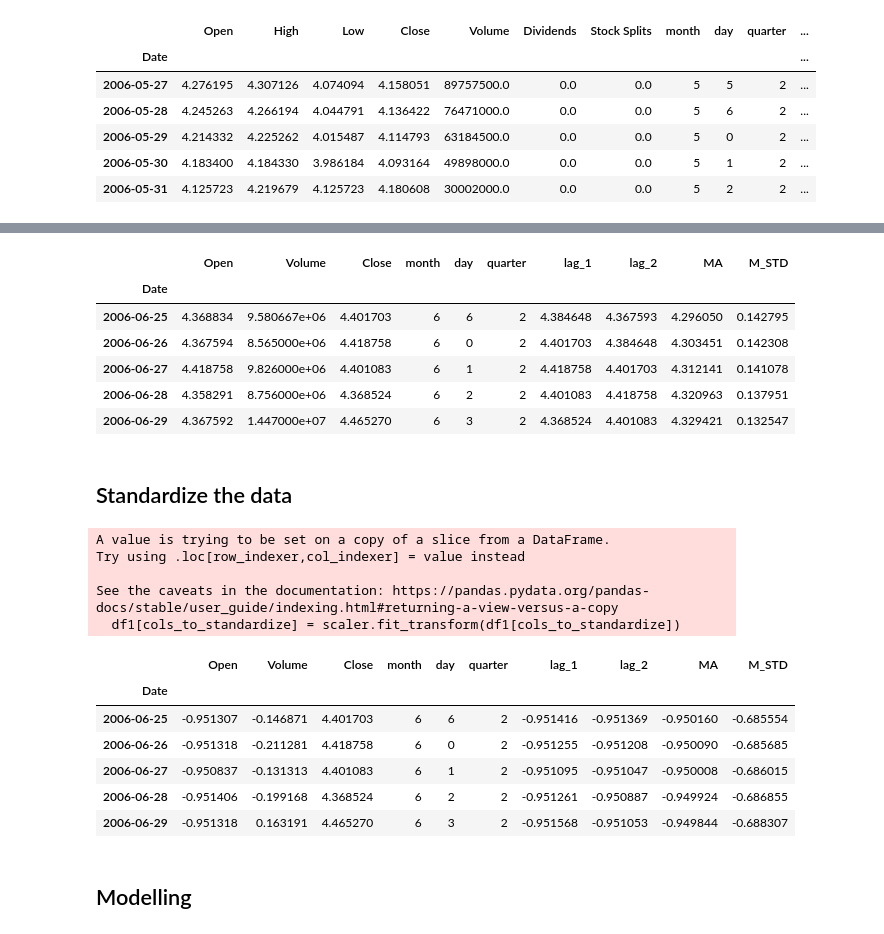
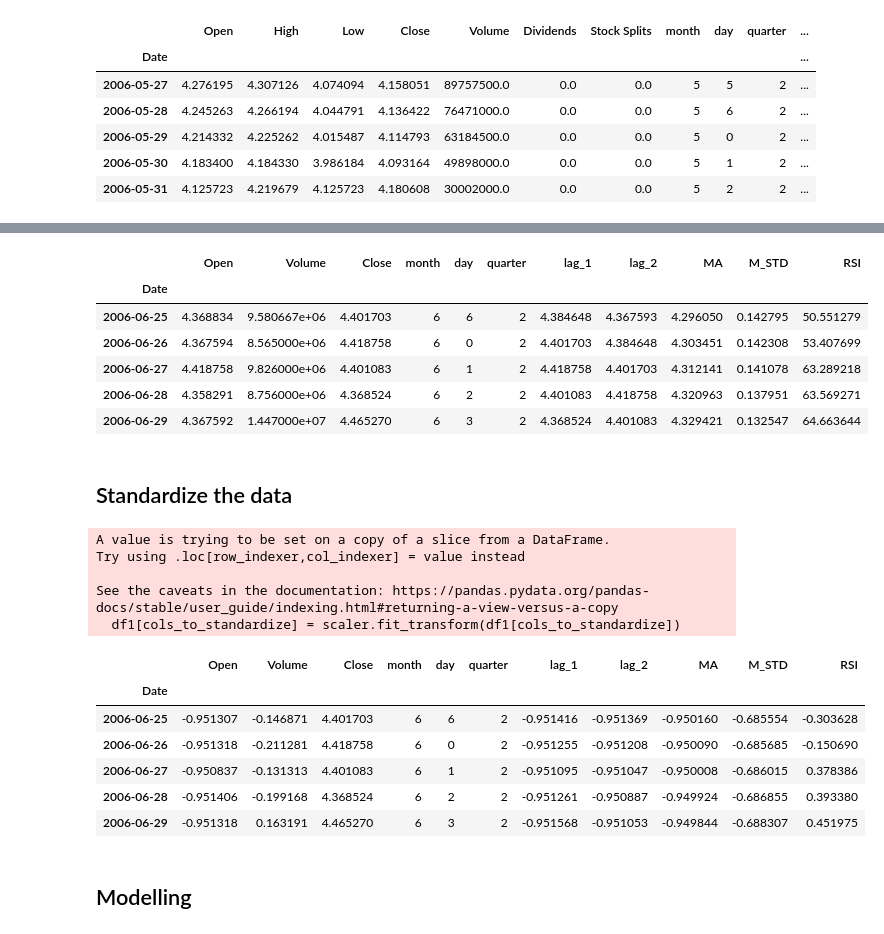
Before and after one commit to yjiahao/time-series-stocks, a Jupyter notebook: XGBoost.ipynb, the cells around one changed output, grey strips where cells are left out. Saved outputs shown, nothing was run; the diff lists cells and outputs as text; code cells hidden in the pictures.

```diff
--- a/XGBoost.ipynb
+++ b/XGBoost.ipynb
@@ -91,3 +92,15 @@ df.head()
 | 2006-05-29 | 4.214332 | 4.225262 | 4.015487 | 4.114793 | 63184500.0 | 0.0 | 0.0 | 5 | 0 | 2 | ... |
 | 2006-05-30 | 4.183400 | 4.184330 | 3.986184 | 4.093164 | 49898000.0 | 0.0 | 0.0 | 5 | 1 | 2 | ... |
 | 2006-05-31 | 4.125723 | 4.219679 | 4.125723 | 4.180608 | 30002000.0 | 0.0 | 0.0 | 5 | 2 | 2 | ... |
+# %%
+# create RSI indicator
+df['change'] = df['Close'].diff()
+
+df['gain'] = df['change'].apply(lambda x: x if x > 0 else 0)
+df['loss'] = df['change'].apply(lambda x: -x if x < 0 else 0)
+
+df['avg_gain'] = df['gain'].rolling(window = 14, min_periods = 1).mean()
+df['avg_loss'] = df['loss'].rolling(window = 14, min_periods = 1).mean()
+
+df['RSI'] = 100 - (100 / (1 + (df["avg_gain"] / df["avg_loss"])))
+df.head()
@@ -98,22 +119,22 @@ df['M_STD'] = df["lag_1"].rolling(30).std()
 
 df = df.dropna() # remove NaNs after rolling functions have been applied
 # %%
-columns_to_keep = ["Open", "Volume", "Close", "month", "day", "quarter", "lag_1", "lag_2", "MA", "M_STD"]
+columns_to_keep = ["Open", "Volume", "Close", "month", "day", "quarter", "lag_1", "lag_2", "MA", "M_STD", 'RSI']
 df1 = df[columns_to_keep]
 df1.head()
 # %% [output]
-|  | Open | Volume | Close | month | day | quarter | lag_1 | lag_2 | MA | M_STD |
-| Date |  |  |  |  |  |  |  |  |  |  |
-| 2006-06-25 | 4.368834 | 9.580667e+06 | 4.401703 | 6 | 6 | 2 | 4.384648 | 4.367593 | 4.296050 | 0.142795 |
-| 2006-06-26 | 4.367594 | 8.565000e+06 | 4.418758 | 6 | 0 | 2 | 4.401703 | 4.384648 | 4.303451 | 0.142308 |
-| 2006-06-27 | 4.418758 | 9.826000e+06 | 4.401083 | 6 | 1 | 2 | 4.418758 | 4.401703 | 4.312141 | 0.141078 |
-| 2006-06-28 | 4.358291 | 8.756000e+06 | 4.368524 | 6 | 2 | 2 | 4.401083 | 4.418758 | 4.320963 | 0.137951 |
-| 2006-06-29 | 4.367592 | 1.447000e+07 | 4.465270 | 6 | 3 | 2 | 4.368524 | 4.401083 | 4.329421 | 0.132547 |
+|  | Open | Volume | Close | month | day | quarter | lag_1 | lag_2 | MA | M_STD | RSI |
+| Date |  |  |  |  |  |  |  |  |  |  |  |
+| 2006-06-25 | 4.368834 | 9.580667e+06 | 4.401703 | 6 | 6 | 2 | 4.384648 | 4.367593 | 4.296050 | 0.142795 | 50.551279 |
+| 2006-06-26 | 4.367594 | 8.565000e+06 | 4.418758 | 6 | 0 | 2 | 4.401703 | 4.384648 | 4.303451 | 0.142308 | 53.407699 |
+| 2006-06-27 | 4.418758 | 9.826000e+06 | 4.401083 | 6 | 1 | 2 | 4.418758 | 4.401703 | 4.312141 | 0.141078 | 63.289218 |
+| 2006-06-28 | 4.358291 | 8.756000e+06 | 4.368524 | 6 | 2 | 2 | 4.401083 | 4.418758 | 4.320963 | 0.137951 | 63.569271 |
+| 2006-06-29 | 4.367592 | 1.447000e+07 | 4.465270 | 6 | 3 | 2 | 4.368524 | 4.401083 | 4.329421 | 0.132547 | 64.663644 |
 # %% [markdown]
 ## Standardize the data
 # %%
 scaler = StandardScaler()
-cols_to_standardize = ['Open', "Volume", "lag_1", "lag_2", "MA", "M_STD"]
+cols_to_standardize = ['Open', "Volume", "lag_1", "lag_2", "MA", "M_STD", "RSI"]
 df1[cols_to_standardize] = scaler.fit_transform(df1[cols_to_standardize])
 df1.head()
 # %% [output]
@@ -122,13 +143,13 @@ Try using .loc[row_indexer,col_indexer] = value instead
 
 See the caveats in the documentation: https://pandas.pydata.org/pandas-docs/stable/user_guide/indexing.html#returning-a-view-versus-a-copy
   df1[cols_to_standardize] = scaler.fit_transform(df1[cols_to_standardize])
-|  | Open | Volume | Close | month | day | quarter | lag_1 | lag_2 | MA | M_STD |
-| Date |  |  |  |  |  |  |  |  |  |  |
-| 2006-06-25 | -0.951307 | -0.146871 | 4.401703 | 6 | 6 | 2 | -0.951416 | -0.951369 | -0.950160 | -0.685554 |
-| 2006-06-26 | -0.951318 | -0.211281 | 4.418758 | 6 | 0 | 2 | -0.951255 | -0.951208 | -0.950090 | -0.685685 |
-| 2006-06-27 | -0.950837 | -0.131313 | 4.401083 | 6 | 1 | 2 | -0.951095 | -0.951047 | -0.950008 | -0.686015 |
-| 2006-06-28 | -0.951406 | -0.199168 | 4.368524 | 6 | 2 | 2 | -0.951261 | -0.950887 | -0.949924 | -0.686855 |
-| 2006-06-29 | -0.951318 | 0.163191 | 4.465270 | 6 | 3 | 2 | -0.951568 | -0.951053 | -0.949844 | -0.688307 |
+|  | Open | Volume | Close | month | day | quarter | lag_1 | lag_2 | MA | M_STD | RSI |
+| Date |  |  |  |  |  |  |  |  |  |  |  |
+| 2006-06-25 | -0.951307 | -0.146871 | 4.401703 | 6 | 6 | 2 | -0.951416 | -0.951369 | -0.950160 | -0.685554 | -0.303628 |
+| 2006-06-26 | -0.951318 | -0.211281 | 4.418758 | 6 | 0 | 2 | -0.951255 | -0.951208 | -0.950090 | -0.685685 | -0.150690 |
+| 2006-06-27 | -0.950837 | -0.131313 | 4.401083 | 6 | 1 | 2 | -0.951095 | -0.951047 | -0.950008 | -0.686015 | 0.378386 |
+| 2006-06-28 | -0.951406 | -0.199168 | 4.368524 | 6 | 2 | 2 | -0.951261 | -0.950887 | -0.949924 | -0.686855 | 0.393380 |
+| 2006-06-29 | -0.951318 | 0.163191 | 4.465270 | 6 | 3 | 2 | -0.951568 | -0.951053 | -0.949844 | -0.688307 | 0.451975 |
 # %% [markdown]
 ## Modelling
 # %%
```
Also changed, not shown: parts of 7 cells of this notebook, 1 other file.
